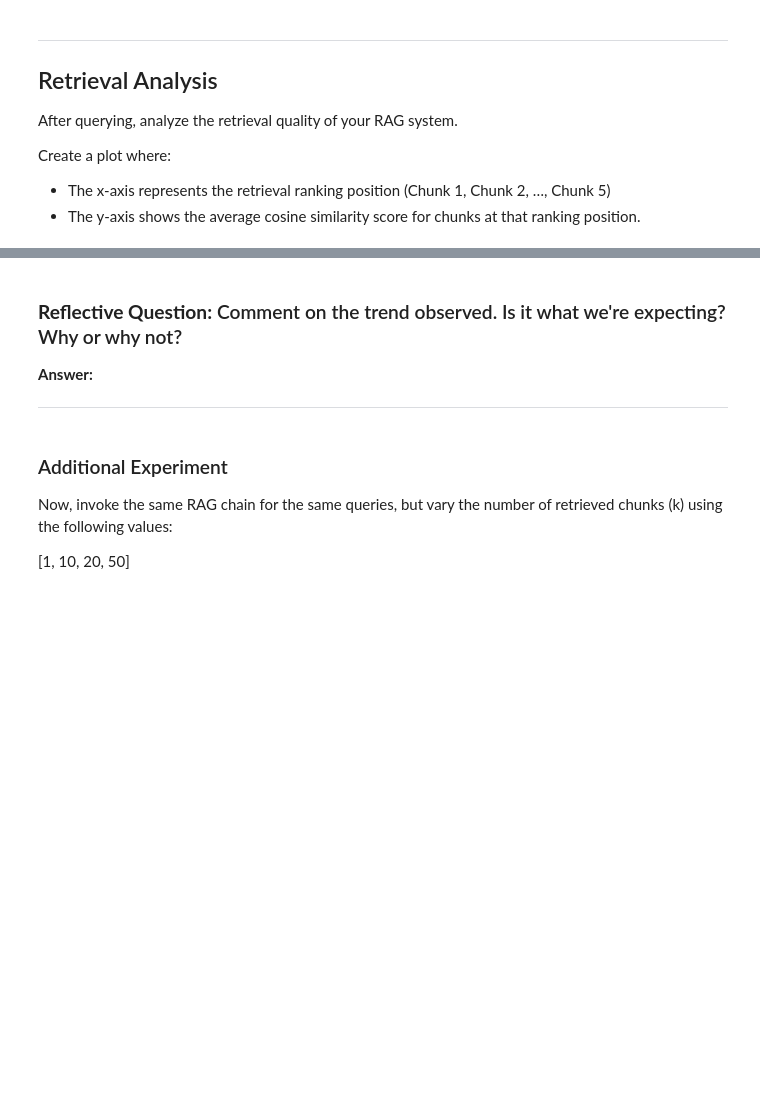
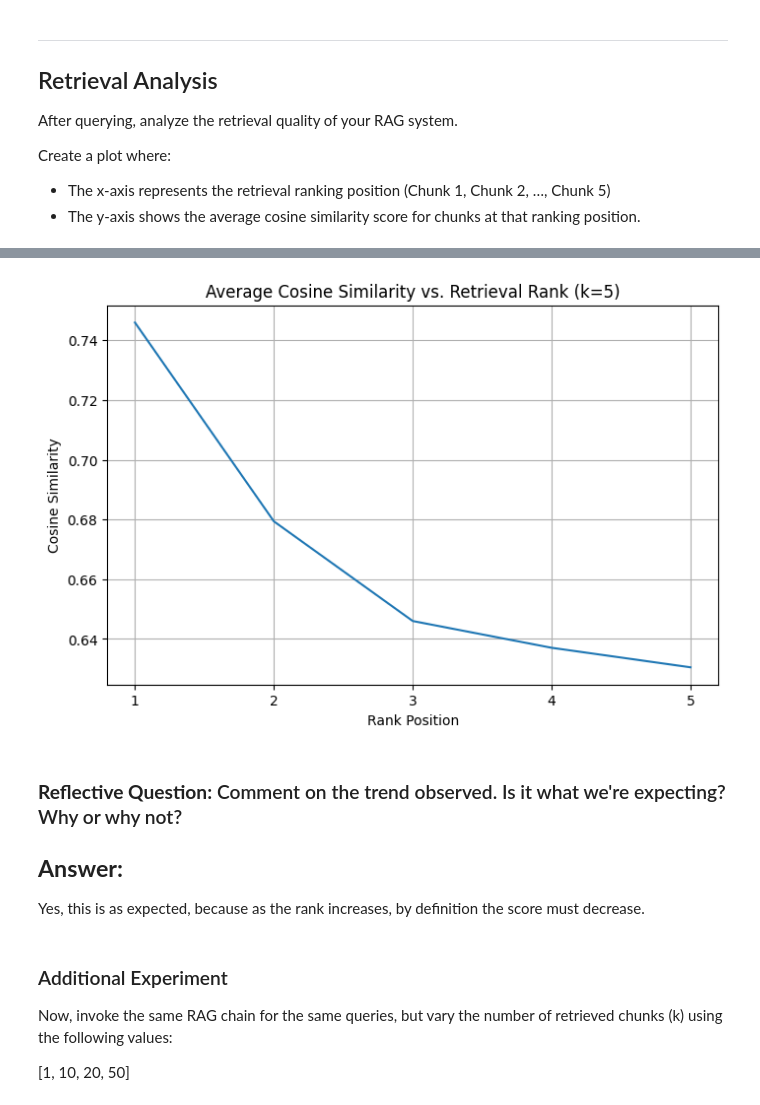
Before and after one commit to VohraAK/nlp-pa4, a Jupyter notebook: Part1.ipynb, the cells around one changed output, grey strips where cells are left out. Cells and saved outputs as stored; diff of their text form; code cells hidden in the pictures; blank space fills up the shorter version.

Commit message:
store this before I loase my work (and sanity_

```diff
--- a/Part1.ipynb
+++ b/Part1.ipynb
@@ -61,8 +70,7 @@ llm = ChatGoogleGenerativeAI(model=MODEL_NAME, temperature=0)
 # From the manual, test the code samples here. Write code on your own to grasp the core concept.
 prompt = ChatPromptTemplate.from_template("Tell me a funny joke. The joke must be related to {pakistani_politician} Its okay to make fun of politicians! Make it quick, snappy and witty")
 
-llm = ChatGoogleGenerativeAI(model=MODEL_NAME, temperature=0)
-parser = StrOutputParser()
+
 chain = prompt | llm | parser
 # %%
 ## Invoke a chain that prompts the LLM to write a funny joke. The top 3 funniest jokes in the class would get a free cookie from me :)
@@ -576,0 +623,4 @@ evaluation_chain = ...
+# %%
+# bulding parallel map
+resume_job_desc_map = RunnableMap({"resume_chain_output": resume_chain, "job_desc_chain_output": job_description_chain})
+full_hiring_pipeline = resume_job_desc_map | evaluation_chain
@@ -676,3 +730,7 @@ model = BertModel.from_pretrained(BERT_MODEL_PATH).to(device)
+# %%
+bert_model_name = "sentence-transformers/all-MiniLM-L6-v2"
+
+hf_embeddings = HuggingFaceEmbeddings(model_name=bert_model_name)
 # %% [markdown]
 ### Step 4: Store the embeddings in a Vector Store
 
@@ -739,3 +748,10 @@ TypeError: Chroma.__init__() got an unexpected keyword argument 'embedding_data'
+# %%
+# load store
+vectorstore = Chroma(
+    persist_directory="./vectorstores/Part1_Task3_RAG",
+    embedding_function=hf_embeddings,
+    collection_metadata={"hnsw:space": "cosine"}
+)
 # %% [markdown]
 ### Step 5: Build a RAG chain
 
@@ -781,8 +892,35 @@ Create a plot where:
+# %%
+
+rank_scores = [[] for _ in range(top_k)]
+
+for res in results:
+    docs_scores = res['retrieved_docs']
+    for rank, (doc, score) in enumerate(docs_scores):
+
+        # convert to similarity
+        similarity = 1 - score
+        rank_scores[rank].append(similarity)
+
+# calculate mean
+avg_scores_per_rank = [np.mean(scores) for scores in rank_scores]
+ranks = list(range(1, top_k + 1))
+
+
+plt.figure(figsize=(8, 5))
+plt.plot(ranks, avg_scores_per_rank)
+plt.title(f'Average Cosine Similarity vs. Retrieval Rank (k={top_k})')
+plt.xlabel('Rank Position')
+plt.ylabel('Cosine Similarity')
+plt.xticks(ranks)
+plt.grid(True)
+plt.show()
+# %% [output]
+[figure, added]
 # %% [markdown]
 ### **Reflective Question:** Comment on the trend observed. Is it what we're expecting? Why or why not?
 **Answer:**
-
 ---
+Yes, this is as expected, because as the rank increases, by definition the score must decrease.
 # %% [markdown]
 ### Additional Experiment
 
```
Also changed, not shown: parts of 28 cells of this notebook.
